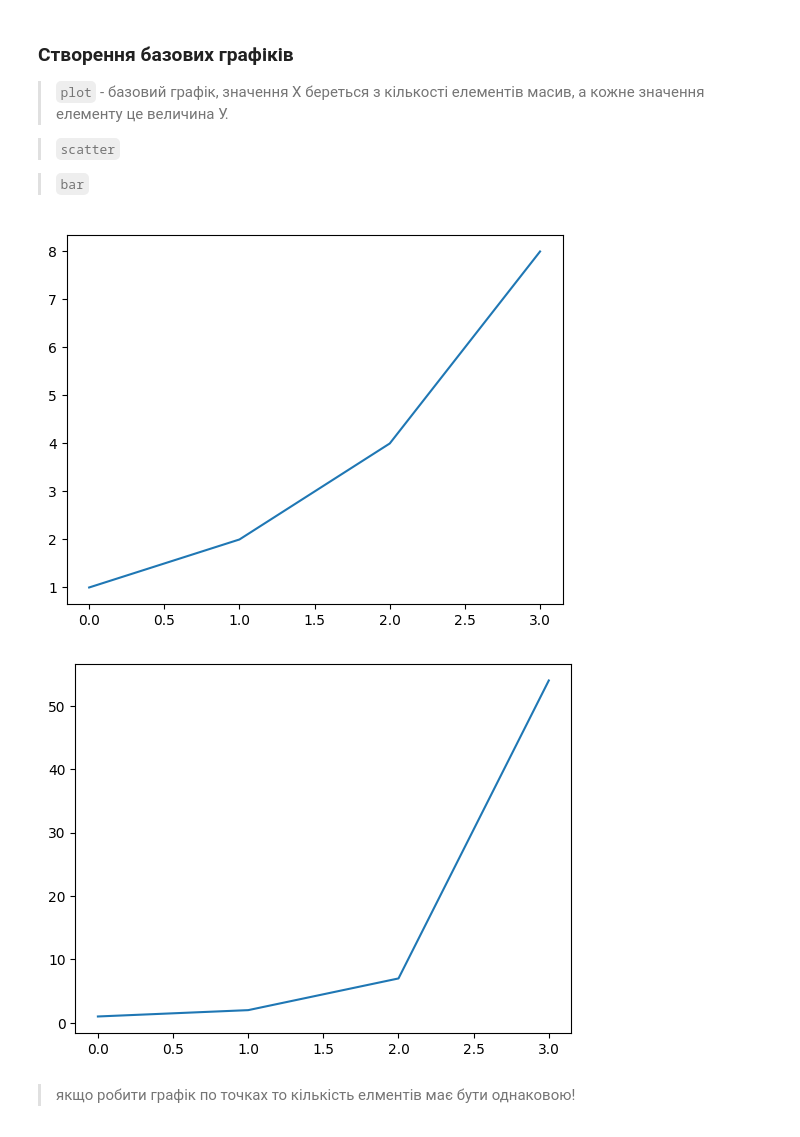
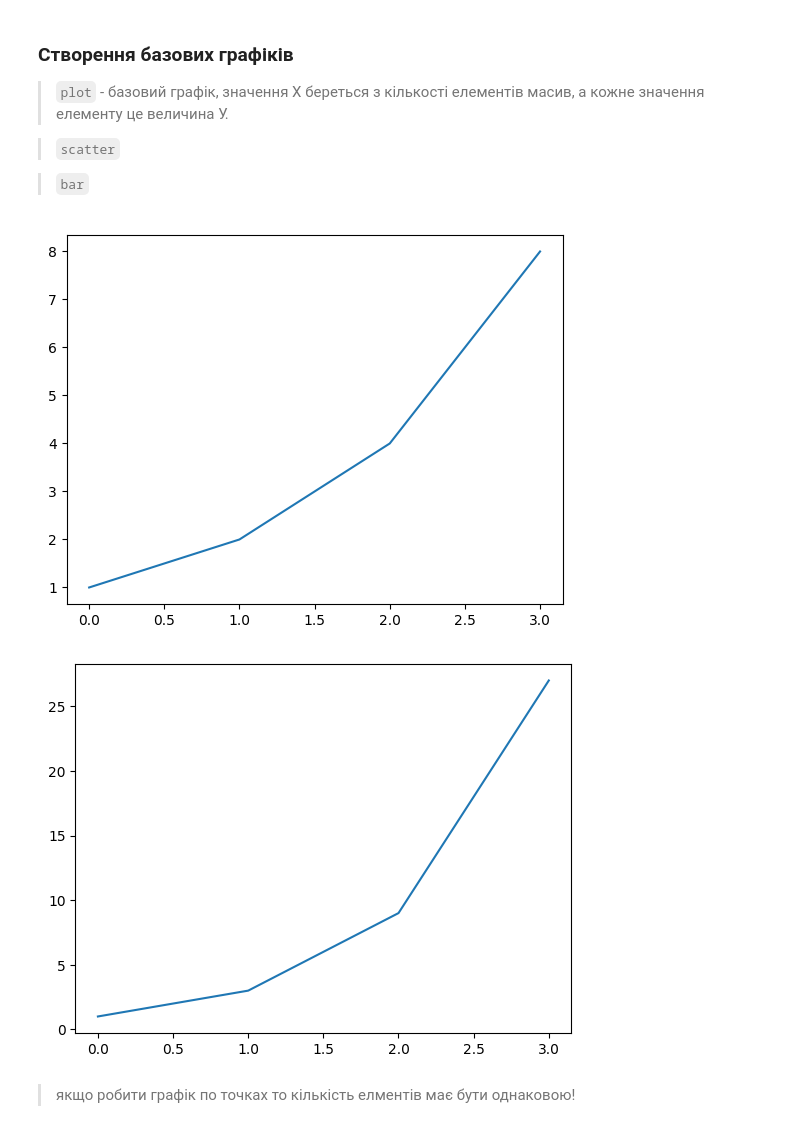
Before and after one commit to Oleksandr-Harmatii/Virtual, a Jupyter notebook: Lab_1_Math/1_matplotlib.ipynb, the cells around one changed output. Cells and saved outputs as stored; diff of their text form; code cells hidden in the pictures.

```diff
--- a/Lab_1_Math/1_matplotlib.ipynb
+++ b/Lab_1_Math/1_matplotlib.ipynb
@@ -35,13 +35,13 @@ import numpy as np
 # %%
 plt.plot([1, 2, 4, 8])
 plt.show()
 
 #Homework
-plt.plot([1, 2, 7, 54])
+plt.plot([1, 3, 9, 27])
 plt.show()
 # %% [output]
 [figure]
-[figure, old version]
+[figure, new version]
 # %% [markdown]
 > якщо робити графік по точках то кількість елментів має бути однаковою!
 # %%
```
Also changed, not shown: 1 other file.
